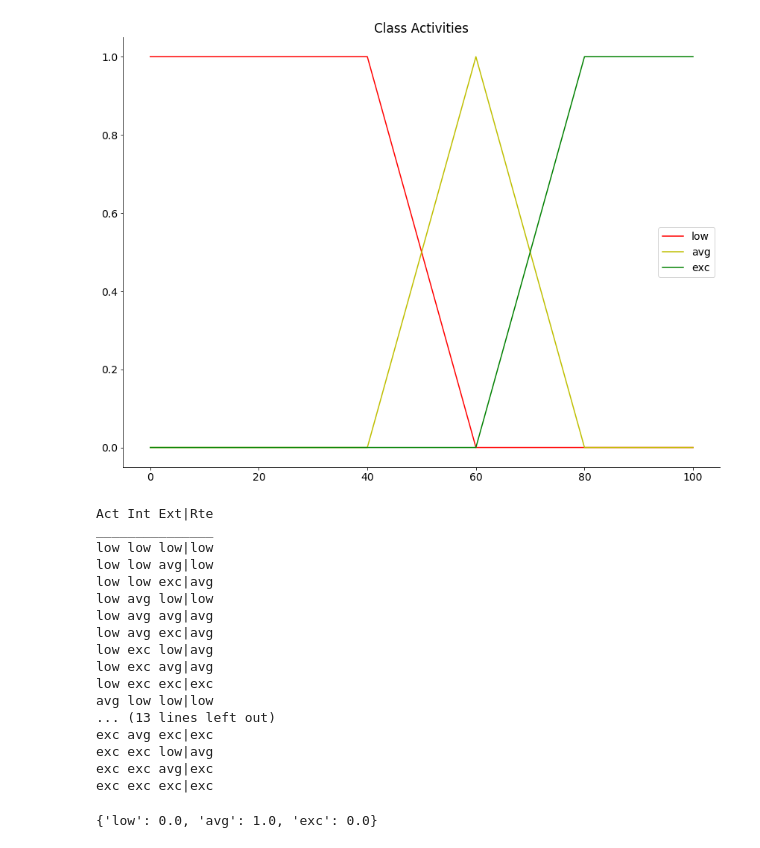
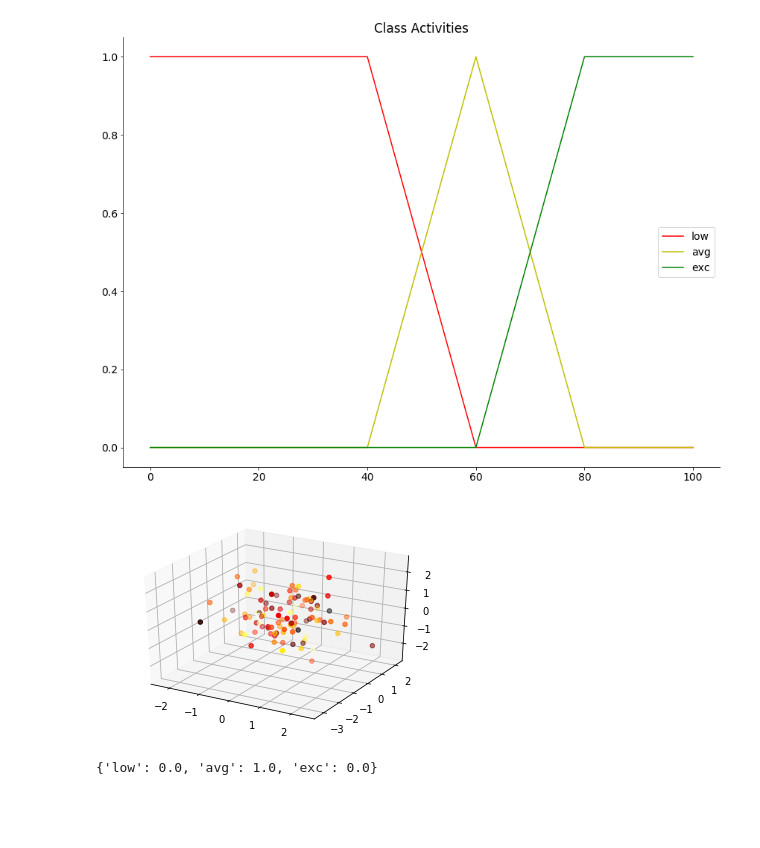
Before and after one commit to sawthiha/do-or-do-not-there-is-no-try, a Jupyter notebook: Implementation/Implementation.ipynb, the cells around one changed output. Drawn from its saved outputs; the diff is of its cells as text; code cells hidden in the pictures; blank space fills up the shorter version.

```diff
--- a/Implementation/Implementation.ipynb
+++ b/Implementation/Implementation.ipynb
@@ -361,37 +359,33 @@ class FuzzyController:
         rating = (activities * self.__w_act) + (internal * self.__w_int) + (external * self.__w_ext)
         return (max(ratr.iterset(), key= lambda key: ratr[key]), rating)
 # %%
-#act = 0.5 r
-#intr = 0.3 r
-#extr = 0.2 r
-rules = []
 strs = ['low', 'avg', 'exc']
-print('Act Int Ext|Rte')
-print('_______________')
+tmp = "Activities,Internal,External,Performance\n"
+to_store = ""
 for x in [0, 1, 2]:
     for y in [0, 1, 2]:
         for z in [0, 1, 2]:
-            result = round(((x * 0.7) + (y * 0.8) + (z * 1.5)) / 3)
-            print(strs[x] + ' ' + strs[y] + ' ' + strs[z] + '|' + strs[result])
-            rules.append((activities[strs[x]] & internal[strs[y]] & external[strs[z]]).then(performance[strs[result]]))
+            result = round(0.25 * x + 0.35 * y + 0.40 * z)
+            tmp += strs[x] + ',' + strs[y]+ ',' +strs[z] + ',' + strs[result] + '\n'
+with open('tmp/rules.csv', 'w') as f:
+    f.write(tmp)
-# %% [output]
-Act Int Ext|Rte
-_______________
-low low low|low
-low low avg|low
-low low exc|avg
-low avg low|low
-low avg avg|avg
-low avg exc|avg
-low exc low|avg
-low exc avg|avg
-low exc exc|exc
-avg low low|low
-... (13 lines left out)
-exc avg exc|exc
-exc exc low|avg
-exc exc avg|exc
-exc exc exc|exc
+# %%
+from mpl_toolkits.mplot3d import Axes3D
+import matplotlib.pyplot as plt
+import numpy as np
+
+fig = plt.figure()
+ax = fig.add_subplot(111, projection='3d')
+
+x = np.arange(0, )
+y = np.random.standard_normal(100)
+z = np.random.standard_normal(100)
+c = np.random.standard_normal(100)
+
+ax.scatter(x, y, z, c=c, cmap=plt.hot())
+plt.show()
+# %% [output]
+[figure, added]
 # %%
 activities = FuzzyTermSet(('low', 'avg', 'exc'), (a_low, a_avg, a_exc))
 internal = FuzzyTermSet(('low', 'avg', 'exc'), (m_low, m_avg, m_exc))
```
Also changed, not shown: parts of 4 cells of this notebook, 14 other files.
